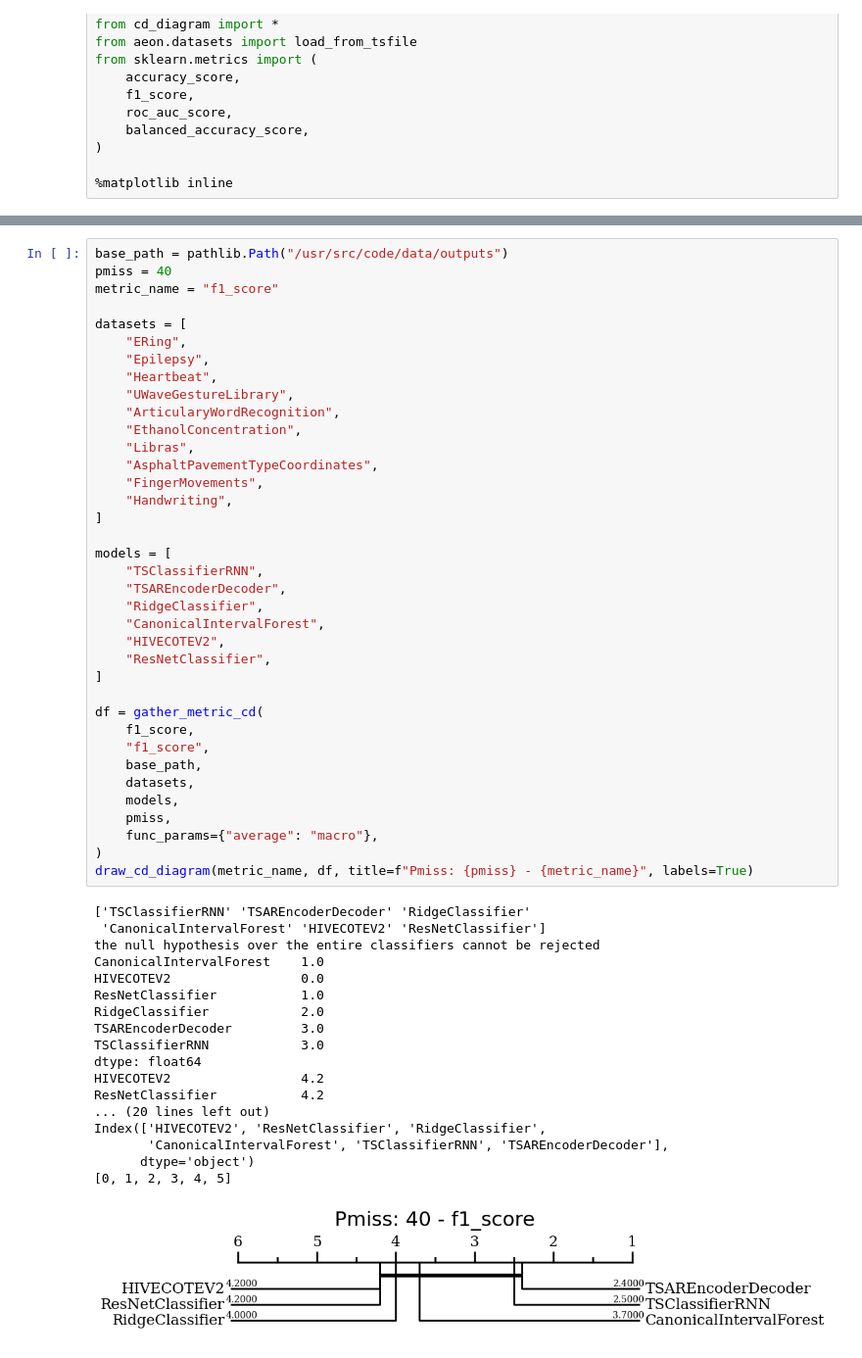
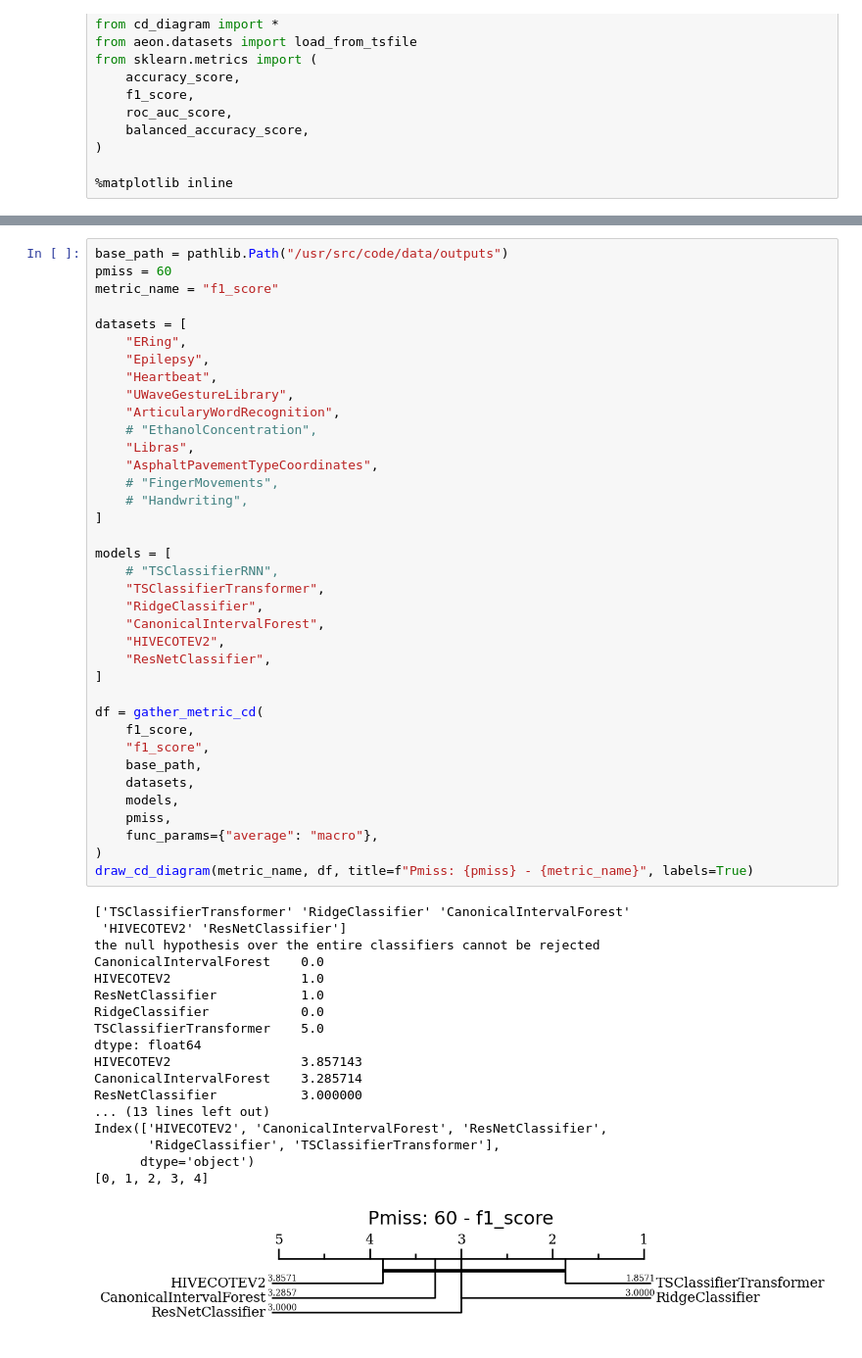
Before and after one commit to thiago-rissi/time_encoding_experiment, a Jupyter notebook: notebooks/stats.ipynb, the cells around one changed output, grey strips where cells are left out. Shown at 98% size. Cells and saved outputs as stored; diff of their text form.

```diff
--- a/notebooks/stats.ipynb
+++ b/notebooks/stats.ipynb
@@ -60,6 +61,6 @@ plot_metric(model_mean, metric="F1 score")
 # %%
 base_path = pathlib.Path("/usr/src/code/data/outputs")
-pmiss = 40
+pmiss = 60
 metric_name = "f1_score"
 
 datasets = [
@@ -67,49 +68,49 @@ datasets = [
     "Epilepsy",
     "Heartbeat",
     "UWaveGestureLibrary",
     "ArticularyWordRecognition",
-    "EthanolConcentration",
+    # "EthanolConcentration",
     "Libras",
     "AsphaltPavementTypeCoordinates",
-    "FingerMovements",
-    "Handwriting",
+    # "FingerMovements",
+    # "Handwriting",
 ]
 
 models = [
-    "TSClassifierRNN",
-    "TSAREncoderDecoder",
+    # "TSClassifierRNN",
+    "TSClassifierTransformer",
     "RidgeClassifier",
     "CanonicalIntervalForest",
     "HIVECOTEV2",
     "ResNetClassifier",
 ]
 
 df = gather_metric_cd(
     f1_score,
     "f1_score",
     base_path,
     datasets,
     models,
     pmiss,
     func_params={"average": "macro"},
 )
 draw_cd_diagram(metric_name, df, title=f"Pmiss: {pmiss} - {metric_name}", labels=True)
 # %% [output]
-['TSClassifierRNN' 'TSAREncoderDecoder' 'RidgeClassifier'
- 'CanonicalIntervalForest' 'HIVECOTEV2' 'ResNetClassifier']
+['TSClassifierTransformer' 'RidgeClassifier' 'CanonicalIntervalForest'
+ 'HIVECOTEV2' 'ResNetClassifier']
 the null hypothesis over the entire classifiers cannot be rejected
-CanonicalIntervalForest    1.0
-HIVECOTEV2                 0.0
+CanonicalIntervalForest    0.0
+HIVECOTEV2                 1.0
 ResNetClassifier           1.0
-RidgeClassifier            2.0
-TSAREncoderDecoder         3.0
-TSClassifierRNN            3.0
+RidgeClassifier            0.0
+TSClassifierTransformer    5.0
 dtype: float64
-HIVECOTEV2                 4.2
-ResNetClassifier           4.2
-... (20 lines left out)
-Index(['HIVECOTEV2', 'ResNetClassifier', 'RidgeClassifier',
-       'CanonicalIntervalForest', 'TSClassifierRNN', 'TSAREncoderDecoder'],
+HIVECOTEV2                 3.857143
+CanonicalIntervalForest    3.285714
+ResNetClassifier           3.000000
+... (13 lines left out)
+Index(['HIVECOTEV2', 'CanonicalIntervalForest', 'ResNetClassifier',
+       'RidgeClassifier', 'TSClassifierTransformer'],
       dtype='object')
-[0, 1, 2, 3, 4, 5]
+[0, 1, 2, 3, 4]
-[figure, old version]
+[figure, new version]
```
Also changed, not shown: parts of 2 cells of this notebook, 13 other files.
